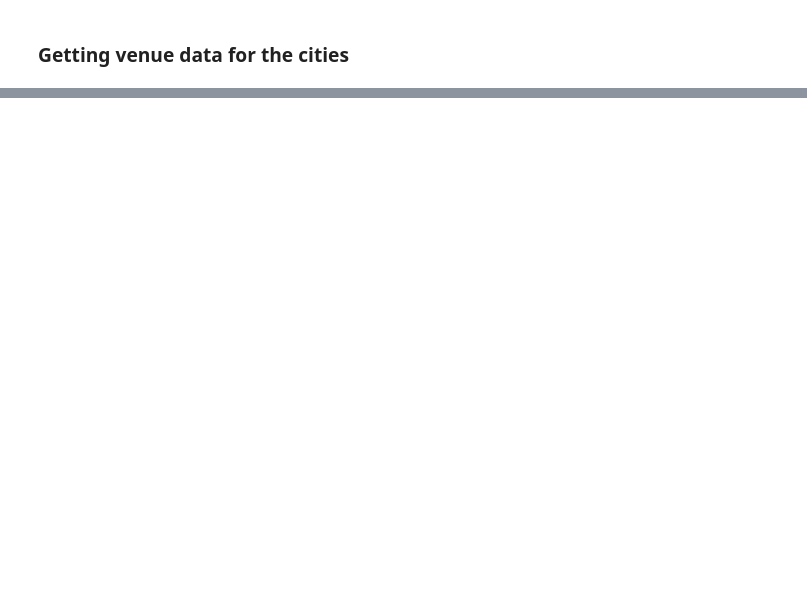
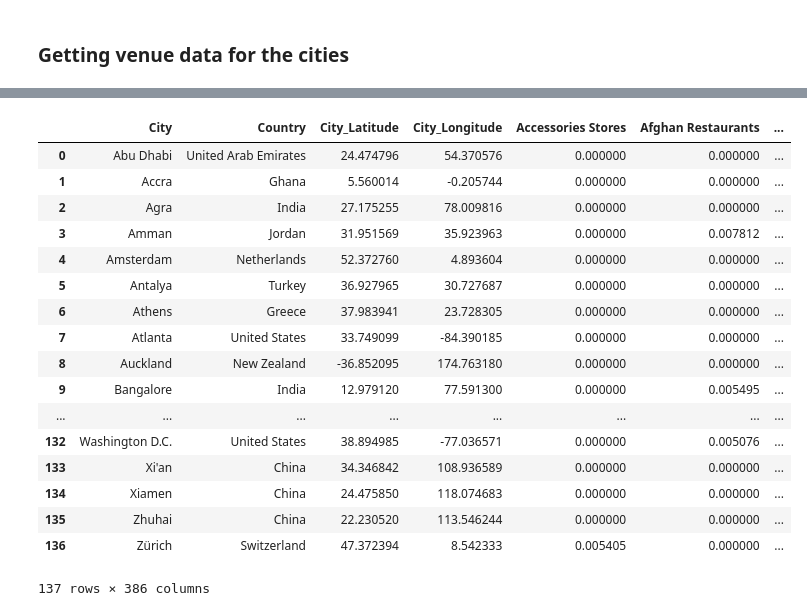
Before and after one commit to dudasaron/Applied-Data-Science---Capstone-Project, a Jupyter notebook: Clustering destinations.ipynb, the cells around one changed output, grey strips where cells are left out. Saved outputs shown, nothing was run; the diff lists cells and outputs as text; code cells hidden in the pictures; blank space fills up the shorter version.

```diff
--- a/Clustering destinations.ipynb
+++ b/Clustering destinations.ipynb
@@ -229,0 +341,3 @@ venues_with_cities.groupby('City').count()
+# %%
+clusters = KMeans(n_clusters=11).fit(X)
+clusters.labels_
@@ -229,0 +354,24 @@ venues_with_cities.groupby('City').count()
+# %%
+cities_clustered = cities_aggregated.copy()
+cities_clustered['Cluster'] = pd.DataFrame(clusters.labels_)
+cities_clustered = cities_clustered.dropna()
+cities_clustered
+# %% [output]
+|  | City | Country | City_Latitude | City_Longitude | Accessories Stores | Afghan Restaurants | ... |
+| 0 | Abu Dhabi | United Arab Emirates | 24.474796 | 54.370576 | 0.000000 | 0.000000 | ... |
+| 1 | Accra | Ghana | 5.560014 | -0.205744 | 0.000000 | 0.000000 | ... |
+| 2 | Agra | India | 27.175255 | 78.009816 | 0.000000 | 0.000000 | ... |
+| 3 | Amman | Jordan | 31.951569 | 35.923963 | 0.000000 | 0.007812 | ... |
+| 4 | Amsterdam | Netherlands | 52.372760 | 4.893604 | 0.000000 | 0.000000 | ... |
+| 5 | Antalya | Turkey | 36.927965 | 30.727687 | 0.000000 | 0.000000 | ... |
+| 6 | Athens | Greece | 37.983941 | 23.728305 | 0.000000 | 0.000000 | ... |
+| 7 | Atlanta | United States | 33.749099 | -84.390185 | 0.000000 | 0.000000 | ... |
+| 8 | Auckland | New Zealand | -36.852095 | 174.763180 | 0.000000 | 0.000000 | ... |
+| 9 | Bangalore | India | 12.979120 | 77.591300 | 0.000000 | 0.005495 | ... |
+| ... | ... | ... | ... | ... | ... | ... | ... |
+| 132 | Washington D.C. | United States | 38.894985 | -77.036571 | 0.000000 | 0.005076 | ... |
+| 133 | Xi'an | China | 34.346842 | 108.936589 | 0.000000 | 0.000000 | ... |
+| 134 | Xiamen | China | 24.475850 | 118.074683 | 0.000000 | 0.000000 | ... |
+| 135 | Zhuhai | China | 22.230520 | 113.546244 | 0.000000 | 0.000000 | ... |
+| 136 | Zürich | Switzerland | 47.372394 | 8.542333 | 0.005405 | 0.000000 | ... |
+137 rows × 386 columns
```
Also changed, not shown: parts of 22 cells of this notebook.
